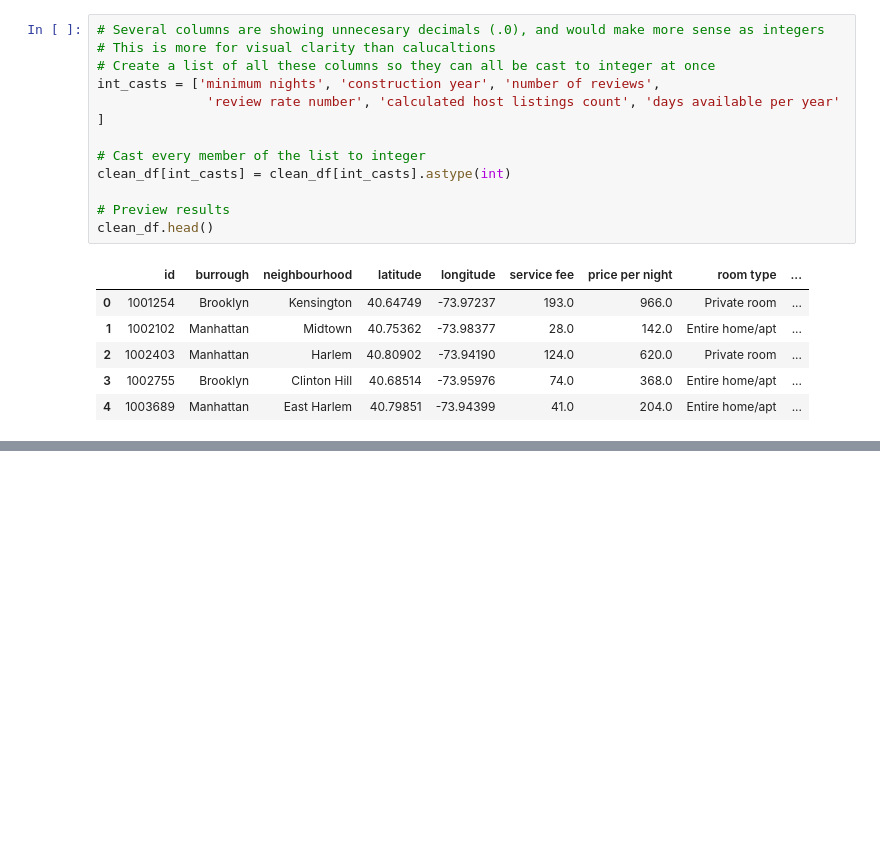
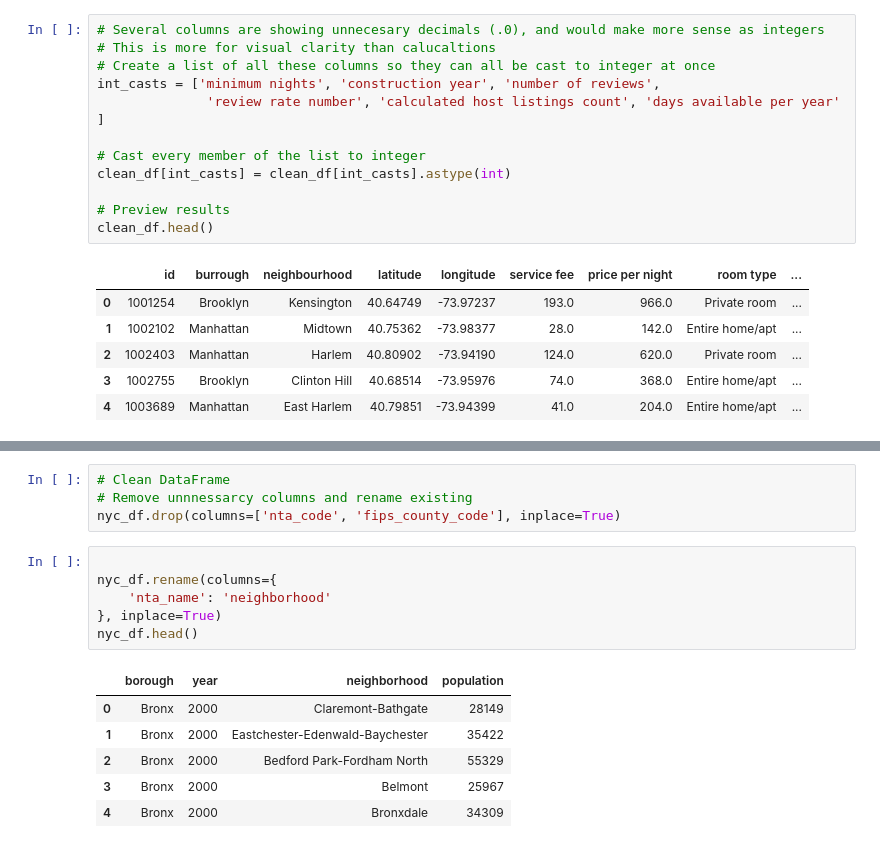
Before and after one commit to nickbartram/team6_project, a Jupyter notebook: main.ipynb, the cells around one changed output, grey strips where cells are left out. Cells and saved outputs as stored; diff of their text form; blank space fills up the shorter version.

```diff
--- a/main.ipynb
+++ b/main.ipynb
@@ -294,0 +346,17 @@ clean_df.head()
+# %%
+# Clean DataFrame
+# Remove unnnessarcy columns and rename existing
+nyc_df.drop(columns=['nta_code', 'fips_county_code'], inplace=True)
+# %%
+
+nyc_df.rename(columns={
+    'nta_name': 'neighborhood'
+}, inplace=True)
+nyc_df.head()
+# %% [output]
+|  | borough | year | neighborhood | population |
+| 0 | Bronx | 2000 | Claremont-Bathgate | 28149 |
+| 1 | Bronx | 2000 | Eastchester-Edenwald-Baychester | 35422 |
+| 2 | Bronx | 2000 | Bedford Park-Fordham North | 55329 |
+| 3 | Bronx | 2000 | Belmont | 25967 |
+| 4 | Bronx | 2000 | Bronxdale | 34309 |
```
Also changed, not shown: parts of 13 cells of this notebook.
